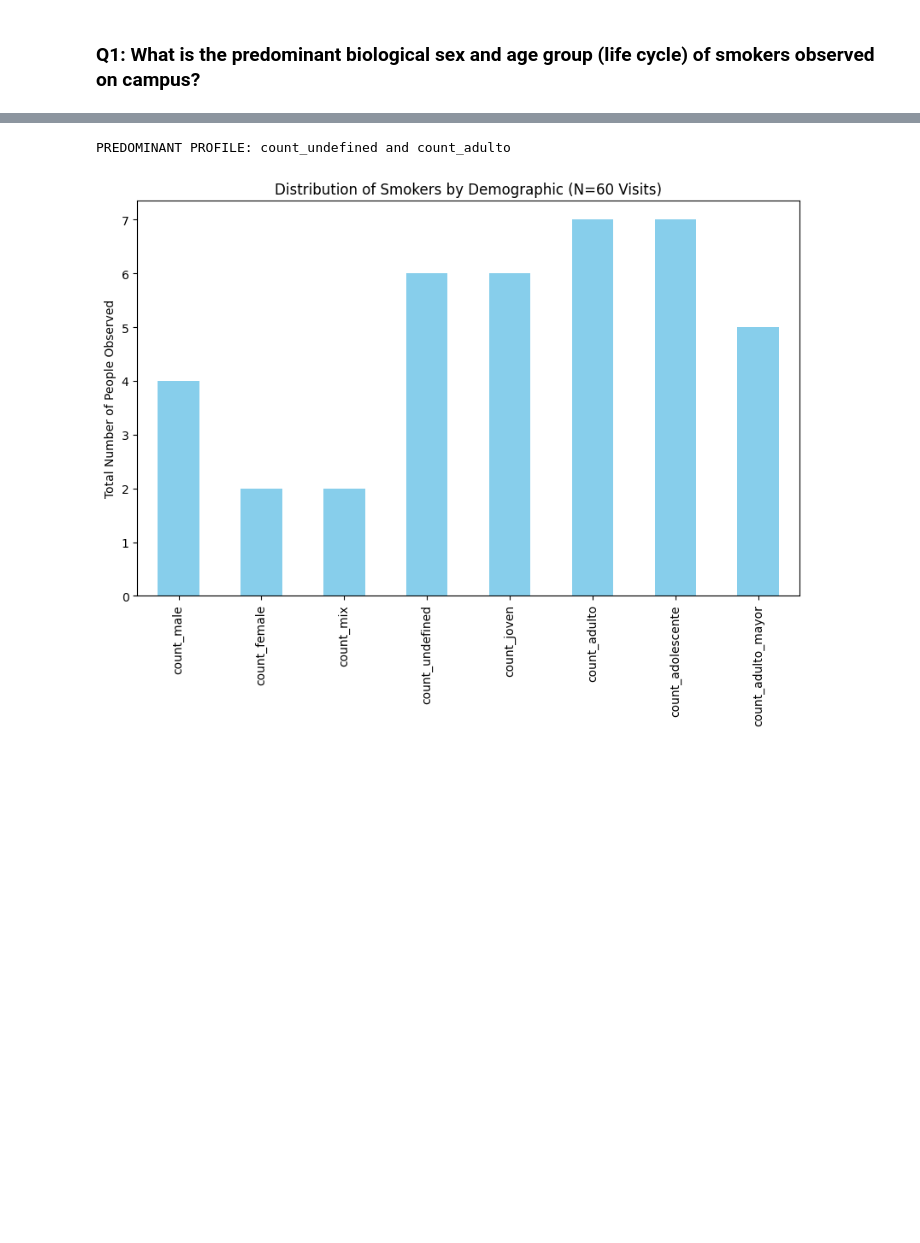
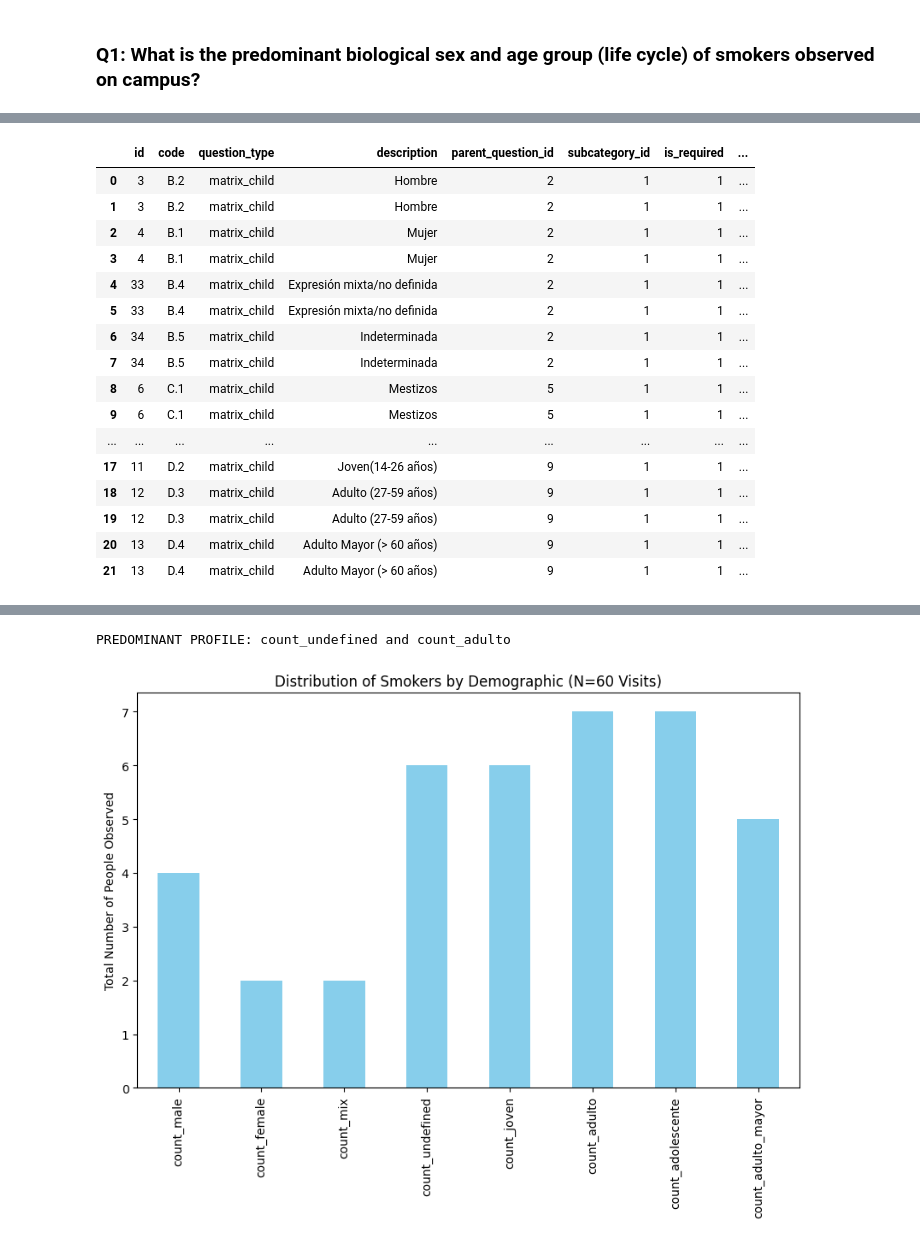
Before and after one commit to andresmg42/Analysis-POCUC-proyect, a Jupyter notebook: notebooks/analisis.ipynb, the cells around one changed output, grey strips where cells are left out. Saved outputs shown, nothing was run; the diff lists cells and outputs as text; code cells hidden in the pictures; blank space fills up the shorter version.

Commit message:
fix the correlations to question 11

```diff
--- a/notebooks/analisis.ipynb
+++ b/notebooks/analisis.ipynb
@@ -83,0 +19,28 @@ plt.show()
+# %%
+df=pd.read_sql("""
+SELECT * FROM question_question as q
+JOIN response_response as r
+ON r.question_id = q.id
+WHERE q.parent_question_id= 2
+OR q.parent_question_id = 9
+""",co)
+# %%
+df
+# %% [output]
+|  | id | code | question_type | description | parent_question_id | subcategory_id | is_required | ... |
+| 0 | 3 | B.2 | matrix_child | Hombre | 2 | 1 | 1 | ... |
+| 1 | 3 | B.2 | matrix_child | Hombre | 2 | 1 | 1 | ... |
+| 2 | 4 | B.1 | matrix_child | Mujer | 2 | 1 | 1 | ... |
+| 3 | 4 | B.1 | matrix_child | Mujer | 2 | 1 | 1 | ... |
+| 4 | 33 | B.4 | matrix_child | Expresión mixta/no definida | 2 | 1 | 1 | ... |
+| 5 | 33 | B.4 | matrix_child | Expresión mixta/no definida | 2 | 1 | 1 | ... |
+| 6 | 34 | B.5 | matrix_child | Indeterminada | 2 | 1 | 1 | ... |
+| 7 | 34 | B.5 | matrix_child | Indeterminada | 2 | 1 | 1 | ... |
+| 8 | 6 | C.1 | matrix_child | Mestizos | 5 | 1 | 1 | ... |
+| 9 | 6 | C.1 | matrix_child | Mestizos | 5 | 1 | 1 | ... |
+| ... | ... | ... | ... | ... | ... | ... | ... | ... |
+| 17 | 11 | D.2 | matrix_child | Joven(14-26 años) | 9 | 1 | 1 | ... |
+| 18 | 12 | D.3 | matrix_child | Adulto (27-59 años) | 9 | 1 | 1 | ... |
+| 19 | 12 | D.3 | matrix_child | Adulto (27-59 años) | 9 | 1 | 1 | ... |
+| 20 | 13 | D.4 | matrix_child | Adulto Mayor (> 60 años) | 9 | 1 | 1 | ... |
+| 21 | 13 | D.4 | matrix_child | Adulto Mayor (> 60 años) | 9 | 1 | 1 | ... |
```
Also changed, not shown: parts of 10 cells of this notebook, 5 other files.
